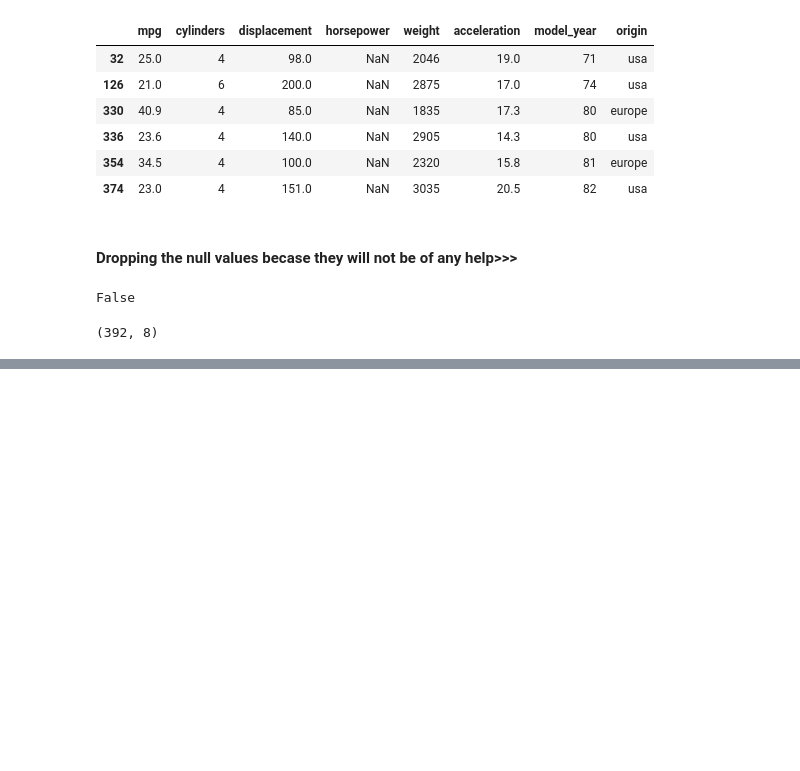
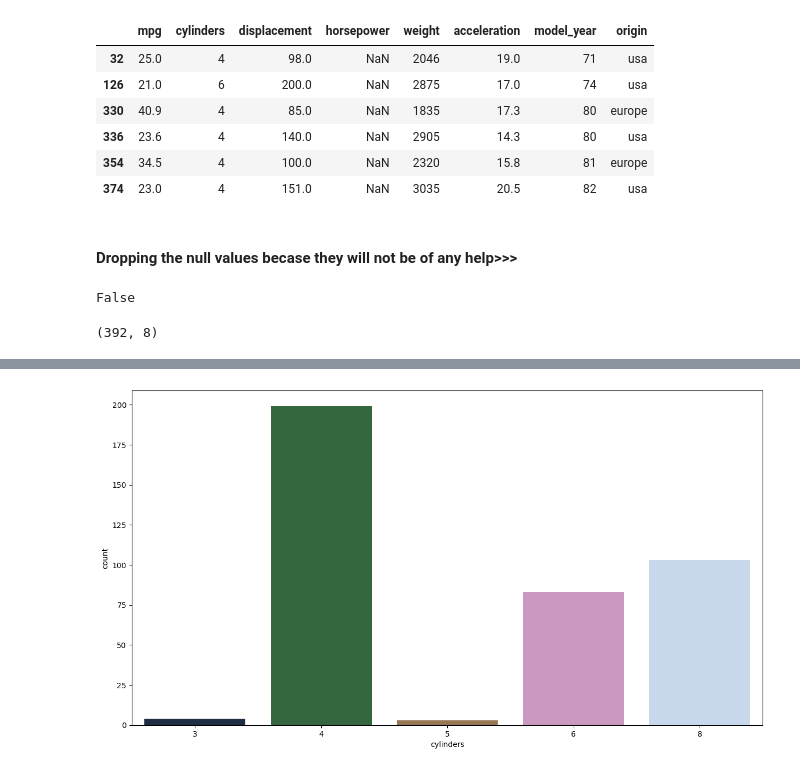
Before and after one commit to kin-yao/udemyy-python, a Jupyter notebook: Linear_Regression.ipynb, the cells around one changed output, grey strips where cells are left out. Drawn from its saved outputs; the diff is of its cells as text; code cells hidden in the pictures; blank space fills up the shorter version.

```diff
--- a/Linear_Regression.ipynb
+++ b/Linear_Regression.ipynb
@@ -117,0 +132,6 @@ df.shape
+# %%
+plt.figure(figsize = (15, 8))
+sns.countplot(x = "cylinders", data = df, palette = "cubehelix")
+plt.show()
+# %% [output]
+[figure, added]
```
Also changed, not shown: parts of 30 cells of this notebook.
